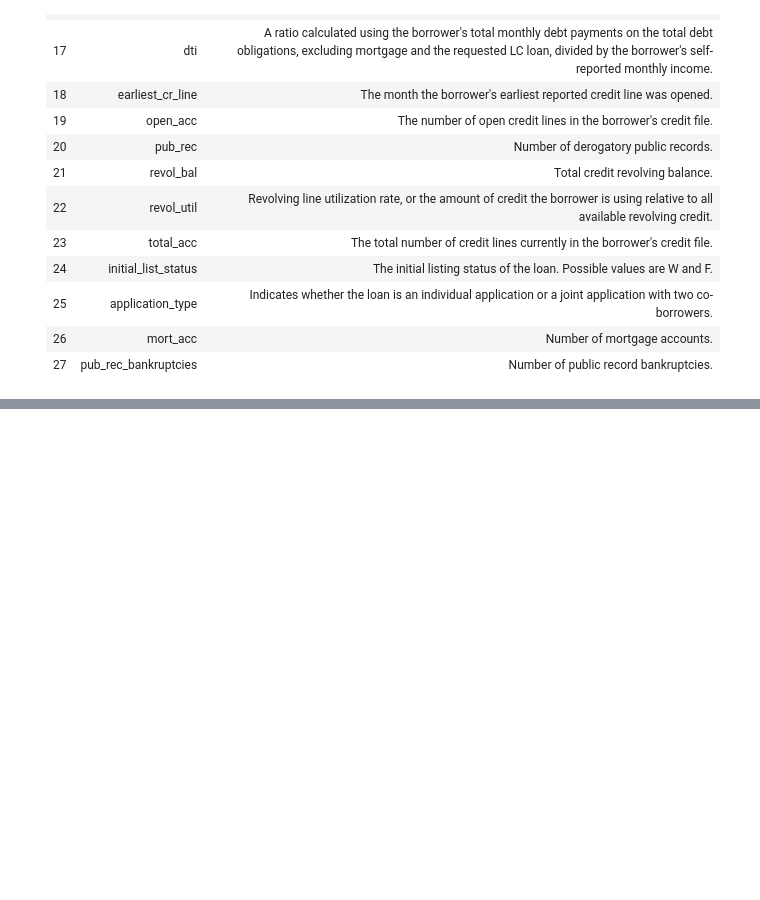
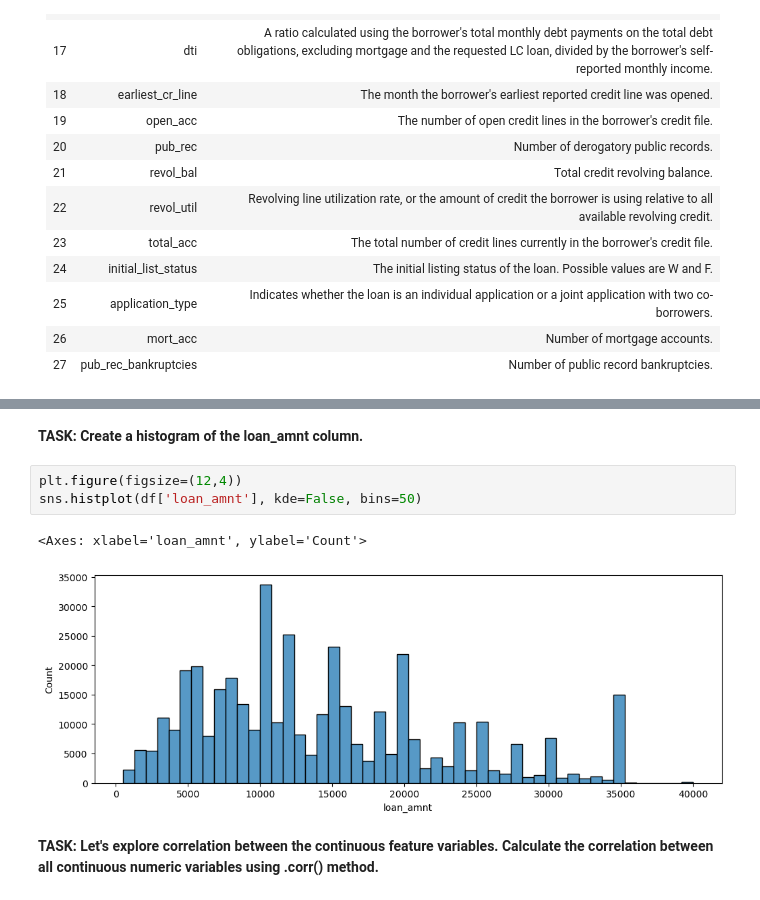
Before and after one commit to ranjansinghds/TensorFlow-Keras-API-Project, a Jupyter notebook: tensorflow_keras_project.ipynb, the cells around one changed output, grey strips where cells are left out. Saved outputs shown, nothing was run; the diff lists cells and outputs as text; blank space fills up the shorter version.

```diff
--- a/tensorflow_keras_project.ipynb
+++ b/tensorflow_keras_project.ipynb
@@ -47,0 +108,10 @@ There are many LendingClub data sets on Kaggle. Here is the information on this
+# %% [markdown]
+**TASK: Create a histogram of the loan_amnt column.**
+# %%
+plt.figure(figsize=(12,4))
+sns.histplot(df['loan_amnt'], kde=False, bins=50)
+# %% [output]
+<Axes: xlabel='loan_amnt', ylabel='Count'>
+[figure, added]
+# %% [markdown]
+**TASK: Let's explore correlation between the continuous feature variables. Calculate the correlation between all continuous numeric variables using .corr() method.**
```
Also changed, not shown: parts of 106 cells of this notebook.
